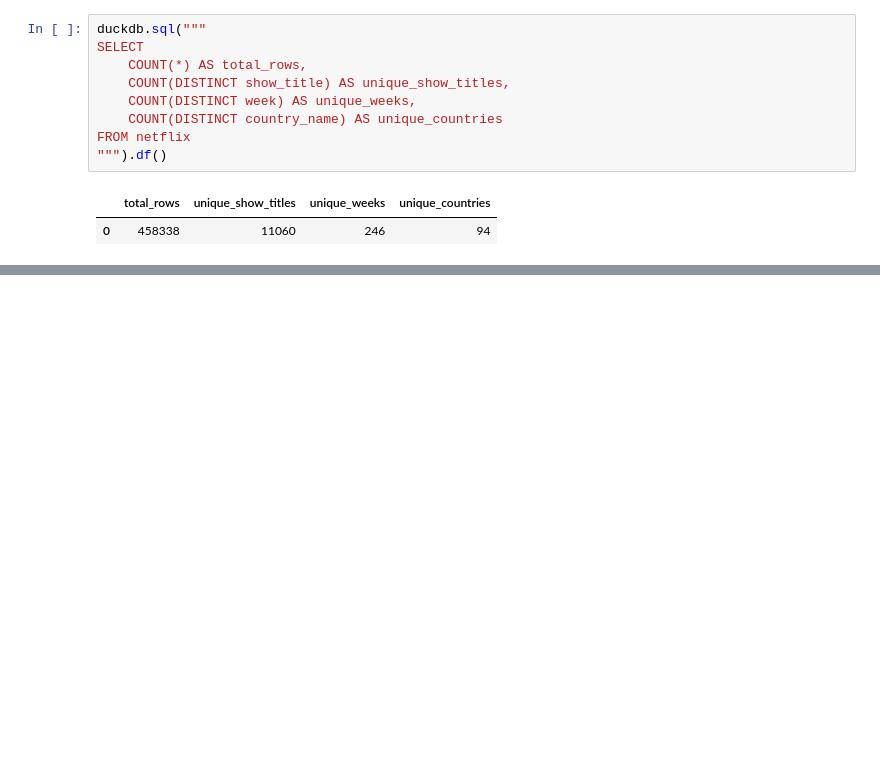
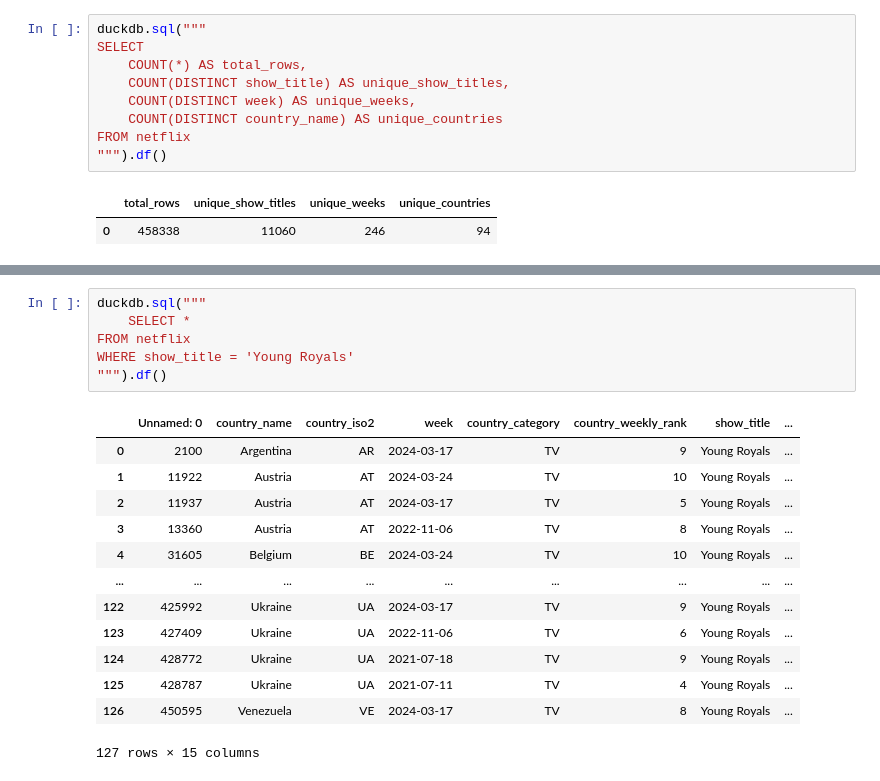
Before and after one commit to Akina-Aoki/Netflix_Analytics_DE_UX, a Jupyter notebook: eda/05_netflix_eda_aira.ipynb, the cells around one changed output, grey strips where cells are left out. Cells and saved outputs as stored; diff of their text form; blank space fills up the shorter version.

Commit message:
feat/global_weekly eda

```diff
--- a/eda/05_netflix_eda_aira.ipynb
+++ b/eda/05_netflix_eda_aira.ipynb
@@ -64,0 +150,20 @@ FROM netflix
+# %%
+duckdb.sql("""
+    SELECT *
+FROM netflix
+WHERE show_title = 'Young Royals'
+""").df()
+# %% [output]
+|  | Unnamed: 0 | country_name | country_iso2 | week | country_category | country_weekly_rank | show_title | ... |
+| 0 | 2100 | Argentina | AR | 2024-03-17 | TV | 9 | Young Royals | ... |
+| 1 | 11922 | Austria | AT | 2024-03-24 | TV | 10 | Young Royals | ... |
+| 2 | 11937 | Austria | AT | 2024-03-17 | TV | 5 | Young Royals | ... |
+| 3 | 13360 | Austria | AT | 2022-11-06 | TV | 8 | Young Royals | ... |
+| 4 | 31605 | Belgium | BE | 2024-03-24 | TV | 10 | Young Royals | ... |
+| ... | ... | ... | ... | ... | ... | ... | ... | ... |
+| 122 | 425992 | Ukraine | UA | 2024-03-17 | TV | 9 | Young Royals | ... |
+| 123 | 427409 | Ukraine | UA | 2022-11-06 | TV | 6 | Young Royals | ... |
+| 124 | 428772 | Ukraine | UA | 2021-07-18 | TV | 9 | Young Royals | ... |
+| 125 | 428787 | Ukraine | UA | 2021-07-11 | TV | 4 | Young Royals | ... |
+| 126 | 450595 | Venezuela | VE | 2024-03-17 | TV | 8 | Young Royals | ... |
+127 rows × 15 columns
```
Also changed, not shown: parts of 11 cells of this notebook, 2 other files.
